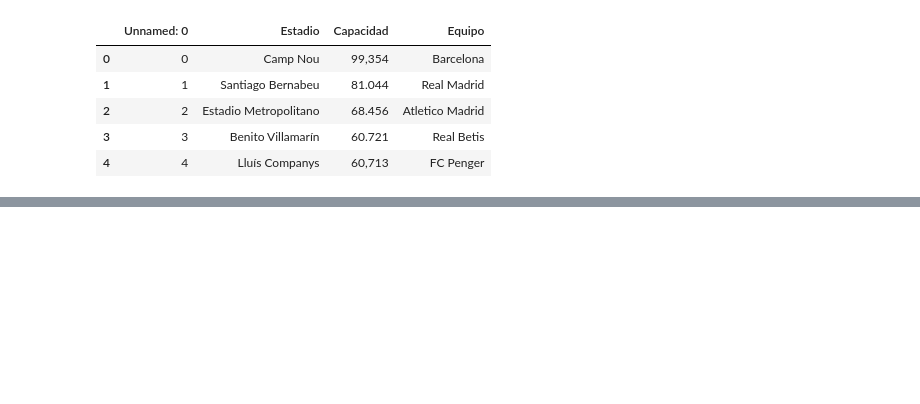
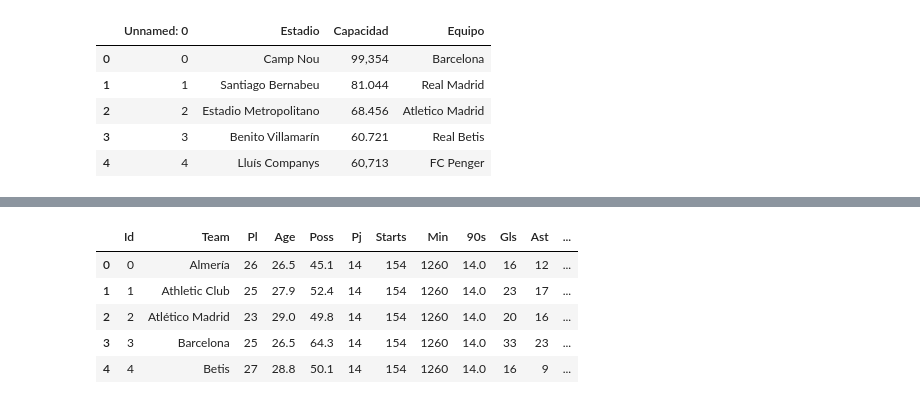
Before and after one commit to victorrmtz/Project-ETL, a Jupyter notebook: src/Limpiar.ipynb, the cells around one changed output, grey strips where cells are left out. Saved outputs shown, nothing was run; the diff lists cells and outputs as text; code cells hidden in the pictures; blank space fills up the shorter version.

```diff
--- a/src/Limpiar.ipynb
+++ b/src/Limpiar.ipynb
@@ -60,0 +173,15 @@ team.tail()
+# %%
+lista= []
+for x in team.Min:
+    x = x.replace(',', '')
+    x = int(x)
+    lista.append(x)
+team.Min = lista
+team.head()
+# %% [output]
+|  | Id | Team | Pl | Age | Poss | Pj | Starts | Min | 90s | Gls | Ast | ... |
+| 0 | 0 | Almería | 26 | 26.5 | 45.1 | 14 | 154 | 1260 | 14.0 | 16 | 12 | ... |
+| 1 | 1 | Athletic Club | 25 | 27.9 | 52.4 | 14 | 154 | 1260 | 14.0 | 23 | 17 | ... |
+| 2 | 2 | Atlético Madrid | 23 | 29.0 | 49.8 | 14 | 154 | 1260 | 14.0 | 20 | 16 | ... |
+| 3 | 3 | Barcelona | 25 | 26.5 | 64.3 | 14 | 154 | 1260 | 14.0 | 33 | 23 | ... |
+| 4 | 4 | Betis | 27 | 28.8 | 50.1 | 14 | 154 | 1260 | 14.0 | 16 | 9 | ... |
```
Also changed, not shown: parts of 21 cells of this notebook, 4 other files.
